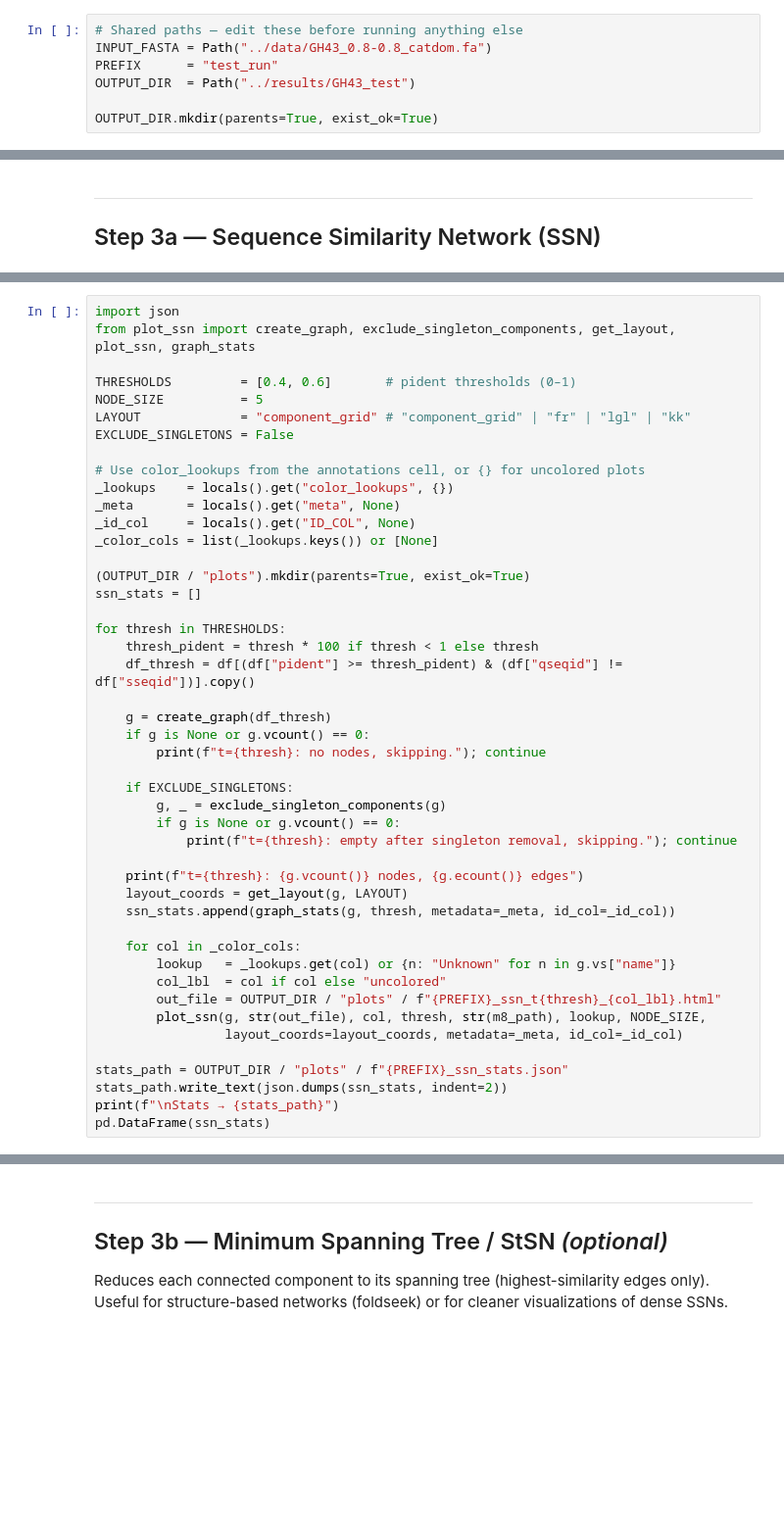
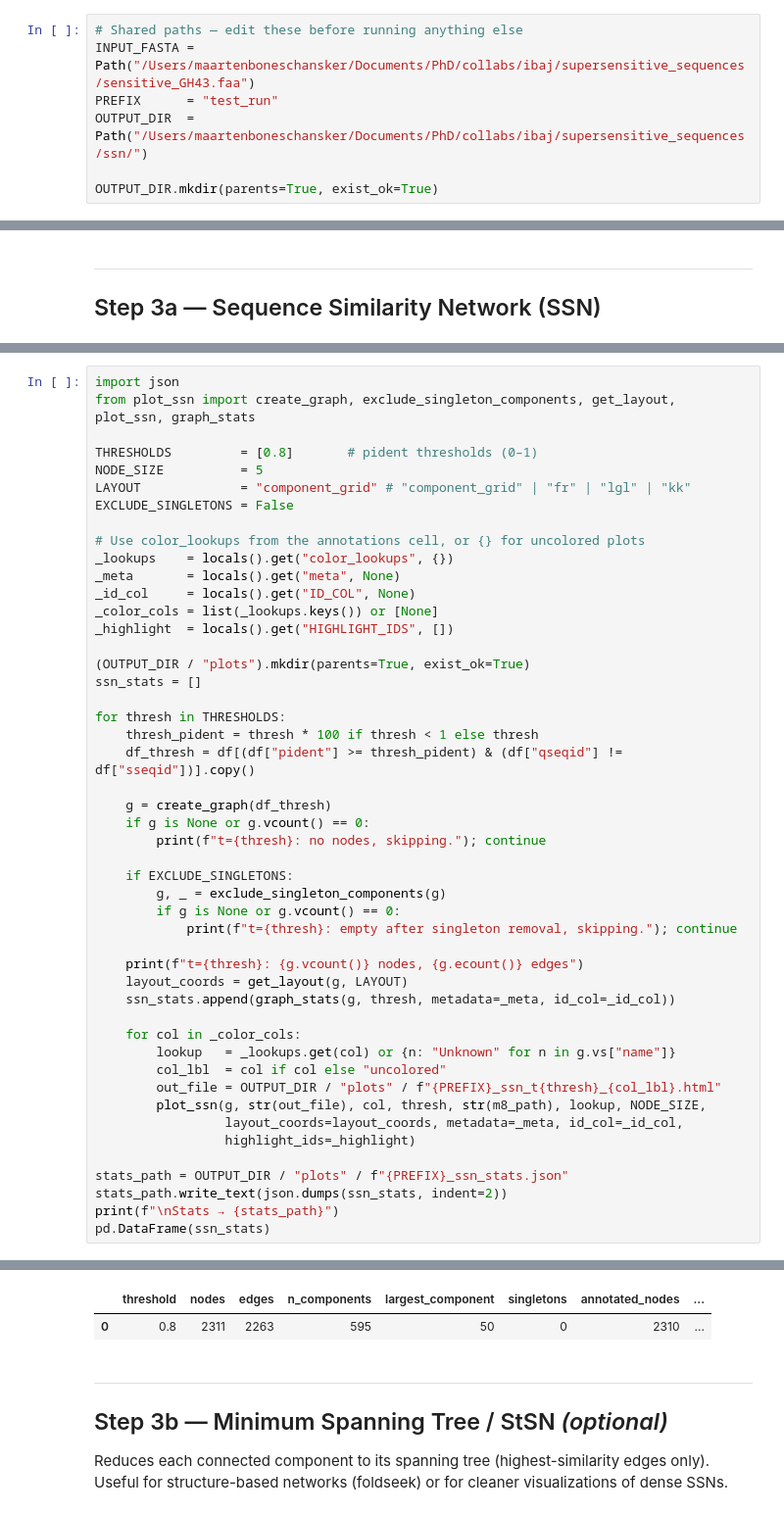
Before and after one commit to maartenmaarten/super-sequence-networks, a Jupyter notebook: notebooks/build_ssn.ipynb, the cells around one changed output, grey strips where cells are left out. Shown at 98% size. Drawn from its saved outputs; the diff is of its cells as text; blank space fills up the shorter version.

Commit message:
command line fastas

```diff
--- a/notebooks/build_ssn.ipynb
+++ b/notebooks/build_ssn.ipynb
@@ -19,9 +19,9 @@ logging.basicConfig(level=logging.INFO, format="%(asctime)s  %(levelname)-8s  %(
 log = logging.getLogger("ssn")
 # %%
 # Shared paths — edit these before running anything else
-INPUT_FASTA = Path("../data/GH43_0.8-0.8_catdom.fa")
+INPUT_FASTA = Path("/Users/maartenboneschansker/Documents/PhD/collabs/ibaj/supersensitive_sequences/sensitive_GH43.faa")
 PREFIX      = "test_run"
-OUTPUT_DIR  = Path("../results/GH43_test")
+OUTPUT_DIR  = Path("/Users/maartenboneschansker/Documents/PhD/collabs/ibaj/supersensitive_sequences/ssn/")
 
 OUTPUT_DIR.mkdir(parents=True, exist_ok=True)
 # %% [markdown]
@@ -173,7 +177,7 @@ Metadata: 63591 rows  |  columns: ['Family', 'Domain', 'Species', 'GenBank', 'So
 import json
 from plot_ssn import create_graph, exclude_singleton_components, get_layout, plot_ssn, graph_stats
 
-THRESHOLDS         = [0.4, 0.6]       # pident thresholds (0–1)
+THRESHOLDS         = [0.8]       # pident thresholds (0–1)
 NODE_SIZE          = 5
 LAYOUT             = "component_grid" # "component_grid" | "fr" | "lgl" | "kk"
 EXCLUDE_SINGLETONS = False
@@ -183,6 +187,7 @@ _lookups    = locals().get("color_lookups", {})
 _meta       = locals().get("meta", None)
 _id_col     = locals().get("ID_COL", None)
 _color_cols = list(_lookups.keys()) or [None]
+_highlight  = locals().get("HIGHLIGHT_IDS", [])
 
 (OUTPUT_DIR / "plots").mkdir(parents=True, exist_ok=True)
 ssn_stats = []
@@ -209,7 +214,8 @@ for thresh in THRESHOLDS:
         col_lbl  = col if col else "uncolored"
         out_file = OUTPUT_DIR / "plots" / f"{PREFIX}_ssn_t{thresh}_{col_lbl}.html"
         plot_ssn(g, str(out_file), col, thresh, str(m8_path), lookup, NODE_SIZE,
-                 layout_coords=layout_coords, metadata=_meta, id_col=_id_col)
+                 layout_coords=layout_coords, metadata=_meta, id_col=_id_col,
+                 highlight_ids=_highlight)
 
 stats_path = OUTPUT_DIR / "plots" / f"{PREFIX}_ssn_stats.json"
 stats_path.write_text(json.dumps(ssn_stats, indent=2))
@@ -289,3 +271,5 @@ t=0.6: 1205 nodes, 1946 edges
+|  | threshold | nodes | edges | n_components | largest_component | singletons | annotated_nodes | ... |
+| 0 | 0.8 | 2311 | 2263 | 595 | 50 | 0 | 2310 | ... |
 # %% [markdown]
 ---
 ## Step 3b — Minimum Spanning Tree / StSN *(optional)*
```
Also changed, not shown: parts of 7 cells of this notebook, 3 other files.
